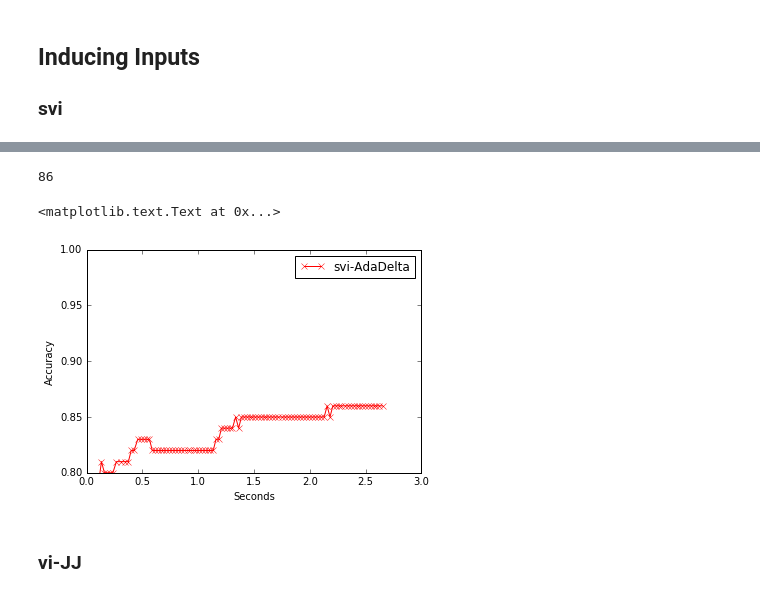
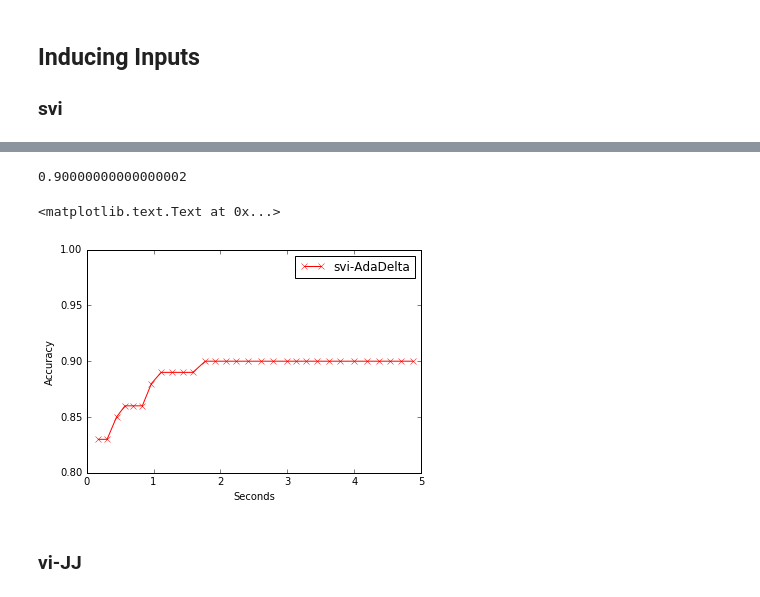
Before and after one commit to izmailovpavel/gplib, a Jupyter notebook: testing/gpc_testing.ipynb, the cells around one changed output, grey strips where cells are left out. Cells and saved outputs as stored; diff of their text form; code cells hidden in the pictures.

Commit message:
Changed the architecture for gpc methods

```diff
--- a/testing/gpc_testing.ipynb
+++ b/testing/gpc_testing.ipynb
@@ -18,14 +18,14 @@ num = 200
 test_num= 100
 x_tr = np.random.rand(num, dim)
 if dim == 1:
-    x_test = np.linspace(0, 1, test_num)
-    x_test = x_test.reshape(test_num, 1)
+    x_te = np.linspace(0, 1, test_num)
+    x_te = x_test.reshape(test_num, 1)
 else:
-    x_test = np.random.rand(test_num, dim)
+    x_te = np.random.rand(test_num, dim)
 # %%
 data_gp = GPCLaplace(SE(np.array([1., .2, .1])))
 # %%
-y_tr, y_te = data_gp.generate_data(x_tr, x_test)
+y_tr, y_te = data_gp.generate_data(x_tr, x_te, seed=21)
 # %%
 plt.plot(x_tr[y_tr[:, 0] == 1, 0], x_tr[y_tr[:, 0] == 1, 1], 'bo')
 plt.plot(x_tr[y_tr[:, 0] == -1, 0], x_tr[y_tr[:, 0] == -1, 1], 'ro')
@@ -73,10 +73,10 @@ np.sum(y_pred == y_te)
 # %%
 gp = GPCSparse(SE(np.array([1., .7, .2])), inputs=30)
 # %%
-options = {'hermgauss_deg': 100, 'mode': 'adadelta', 'maxiter': 100,
+options = {'maxiter': 30,
            'verbose': True, 'batch_size':20, 'step_rate': 0.5, 'decay': 0.8,
            'print_freq': 10}
-res = gp.fit(x_tr, y_tr, method='svi', method_options=options)
+res = gp.fit(x_tr, y_tr, method='svi', options=options)
 # %% [output]
 Using AdaDelta optimizer
 Iteration  10 :
@@ -100,18 +90,18 @@ y_pred = gp.predict(x_test)
-# %%
-np.sum(y_pred == y_te)
-# %% [output]
-86
+# %%
+gp.get_quality(y_te, y_pred)
+# %% [output]
+0.90000000000000002
 # %%
-metric = lambda w: gp.get_prediction_quality(w, x_test, y_te)
+metric = lambda w: gp.get_prediction_quality(x_te, y_te, w)
 x_lst, y_lst = res.plot_performance(metric, 't', freq=1)
 plt.plot(x_lst[1:], y_lst[1:], '-rx', label='svi-AdaDelta')
 plt.ylim([.8, 1.])
 plt.legend()
 plt.xlabel('Seconds')
 plt.ylabel('Accuracy')
 # %% [output]
 <matplotlib.text.Text at 0x...>
-[figure, old version]
+[figure, new version]
 # %% [markdown]
 ### vi-JJ
 # %%
```
Also changed, not shown: parts of 27 cells of this notebook, 9 other files.
